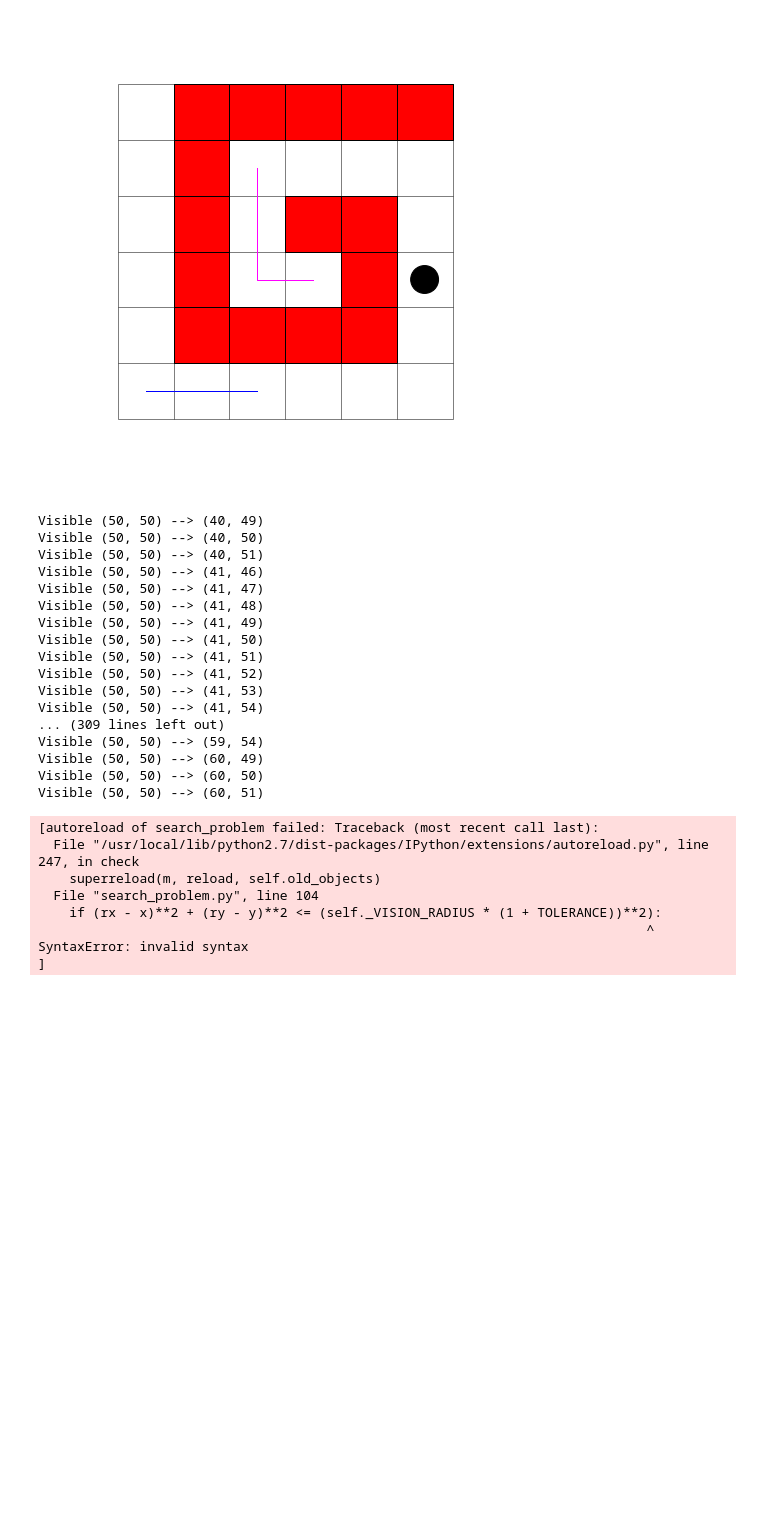
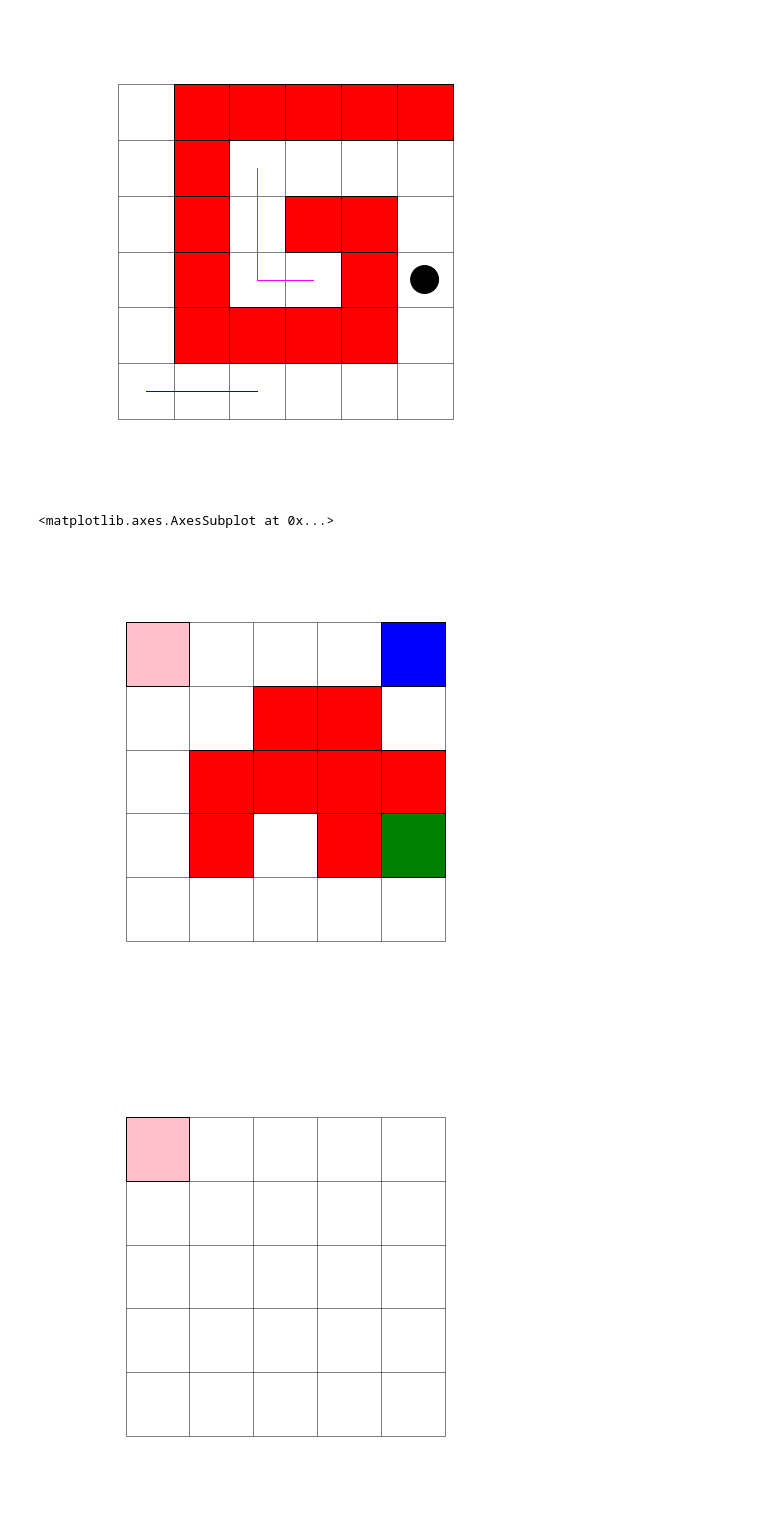
Before and after one commit to jakebarnwell/incremental-path-planning, a Jupyter notebook: code/Incremental_Path_Planning.ipynb, the cells around one changed output. Drawn from its saved outputs; the diff is of its cells as text; code cells hidden in the pictures; blank space fills up the shorter version.

Commit message:
World and Grid now work, ipynmb has an example at the bottom"

```diff
--- a/code/Incremental_Path_Planning.ipynb
+++ b/code/Incremental_Path_Planning.ipynb
@@ -158,40 +158,32 @@ Cell size:  (1.0, 1.0)
 # %%
 # Test updating World...
 
-from grid import Grid
+from grid import *
 
 grid_str = """R 0 0 0 S
-              0 1 1 1 0
+              0 0 1 1 0
               0 1 1 1 1
               0 1 0 1 G
               0 0 0 0 0"""
-grid = Grid.create_from_str(grid_str)
-grid = Grid(num_cols=100, num_rows=100)
-# world = World(grid, (0, 4), vision_radius=2)
-world = World(grid, (50, 50), vision_radius=10)
+_grid = Grid.create_from_str(grid_str)
+
+world = World(_grid, (0, 4), vision_radius=2)
+world._grid_ground_truth.draw()
+world.belief_grid.draw()
+
+new_graph = world.update_world((1,3))
+world._grid_ground_truth.draw()
+world.belief_grid.draw()
+
+new2_graph = world.update_world((0,2))
+world._grid_ground_truth.draw()
+world.belief_grid.draw()
+
+
+
+#grid = Grid(num_cols=100, num_rows=100)
+#world = World(grid, (50, 50), vision_radius=10)
 # %% [output]
-Visible (50, 50) --> (40, 49)
-Visible (50, 50) --> (40, 50)
-Visible (50, 50) --> (40, 51)
-Visible (50, 50) --> (41, 46)
-Visible (50, 50) --> (41, 47)
-Visible (50, 50) --> (41, 48)
-Visible (50, 50) --> (41, 49)
-Visible (50, 50) --> (41, 50)
-Visible (50, 50) --> (41, 51)
-Visible (50, 50) --> (41, 52)
-Visible (50, 50) --> (41, 53)
-Visible (50, 50) --> (41, 54)
-... (309 lines left out)
-Visible (50, 50) --> (59, 54)
-Visible (50, 50) --> (60, 49)
-Visible (50, 50) --> (60, 50)
-Visible (50, 50) --> (60, 51)
+<matplotlib.axes.AxesSubplot at 0x...>
-[autoreload of search_problem failed: Traceback (most recent call last):
-  File "/usr/local/lib/python2.7/dist-packages/IPython/extensions/autoreload.py", line 247, in check
-    superreload(m, reload, self.old_objects)
-  File "search_problem.py", line 104
-    if (rx - x)**2 + (ry - y)**2 <= (self._VISION_RADIUS * (1 + TOLERANCE))**2):
-                                                                              ^
-SyntaxError: invalid syntax
-]
+[figure, added]
+[figure, added]
```
Also changed, not shown: parts of 2 cells of this notebook, 2 other files.
